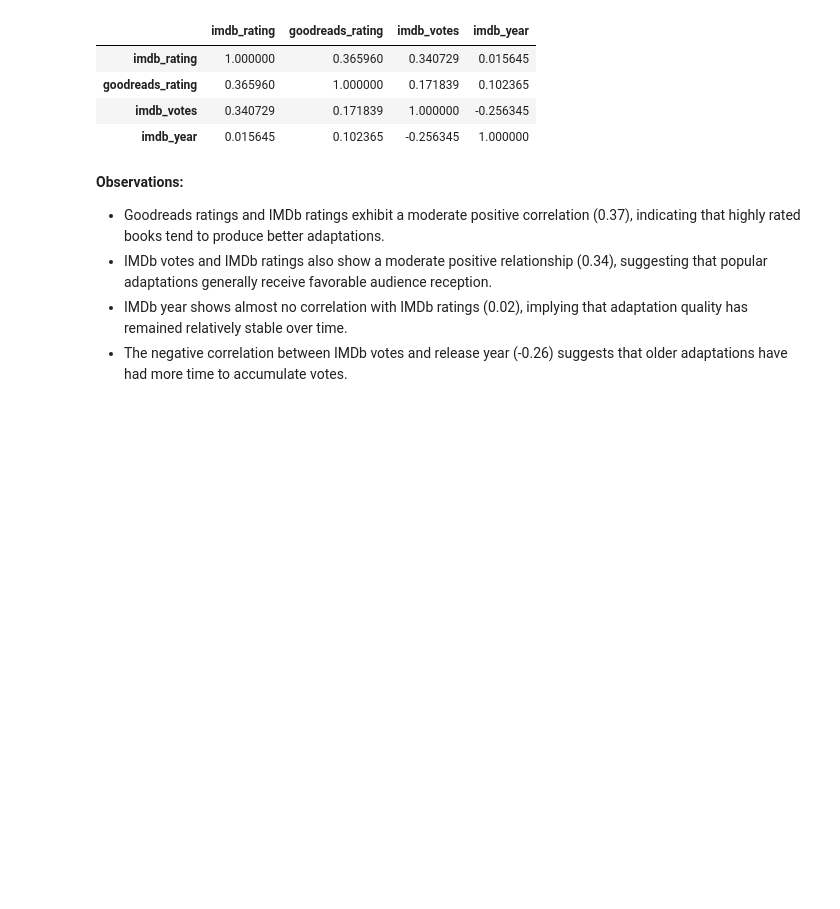
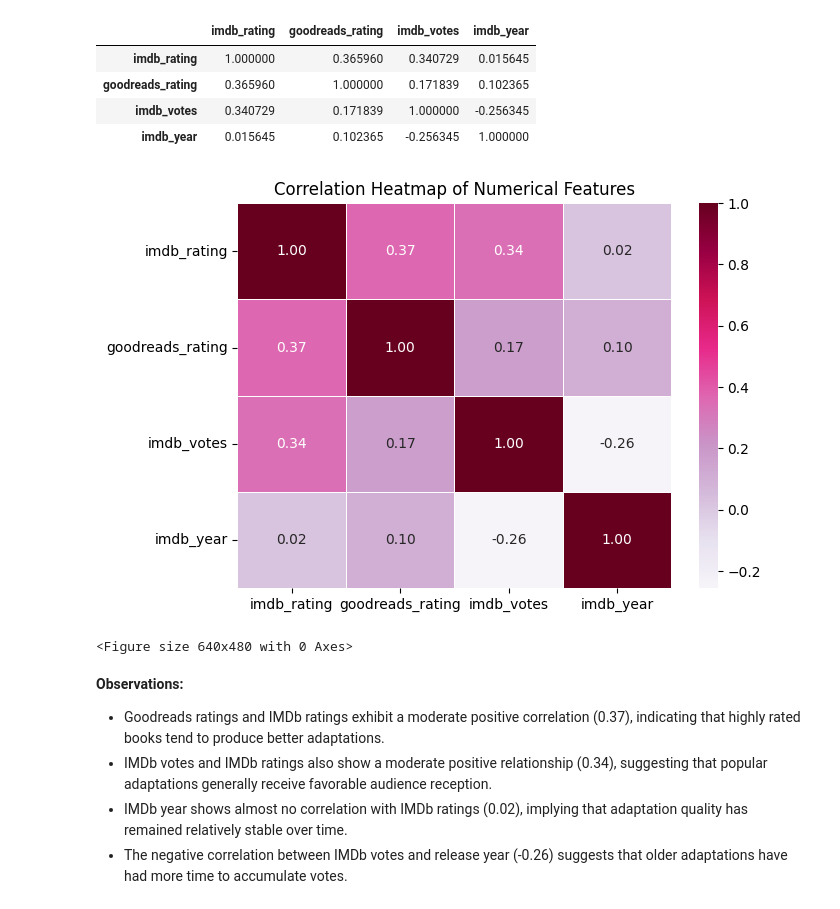
Before and after one commit to devashreekinjale/Book-Adaptations, a Jupyter notebook: book_adaptations/notebooks/05_data_analysis.ipynb, the cells around one changed output. Saved outputs shown, nothing was run; the diff lists cells and outputs as text; code cells hidden in the pictures; blank space fills up the shorter version.

```diff
--- a/book_adaptations/notebooks/data_analysis.ipynb
+++ b/book_adaptations/notebooks/05_data_analysis.ipynb
@@ -745,6 +822,35 @@ corr
 | goodreads_rating | 0.365960 | 1.000000 | 0.171839 | 0.102365 |
 | imdb_votes | 0.340729 | 0.171839 | 1.000000 | -0.256345 |
 | imdb_year | 0.015645 | 0.102365 | -0.256345 | 1.000000 |
+# %%
+import seaborn as sns
+import matplotlib.pyplot as plt
+
+# Select numerical columns
+corr = df[['imdb_rating',
+           'goodreads_rating',
+           'imdb_votes',
+           'imdb_year']].corr()
+
+# Plot heatmap
+plt.figure(figsize=(7, 5))
+
+sns.heatmap(
+    corr,
+    annot=True,      # Show correlation values
+    cmap='PuRd', # Color palette
+    fmt='.2f',       # Show 2 decimal places
+    linewidths=0.5
+)
+
+plt.title('Correlation Heatmap of Numerical Features')
+
+plt.show()
+
+plt.savefig('../visuals/correlation_heatmap.png', dpi=300, bbox_inches='tight')
+# %% [output]
+[figure, added]
+<Figure size 640x480 with 0 Axes>
 # %% [markdown]
 **Observations:**
 
```
Also changed, not shown: parts of 15 cells of this notebook, 9 other files.
